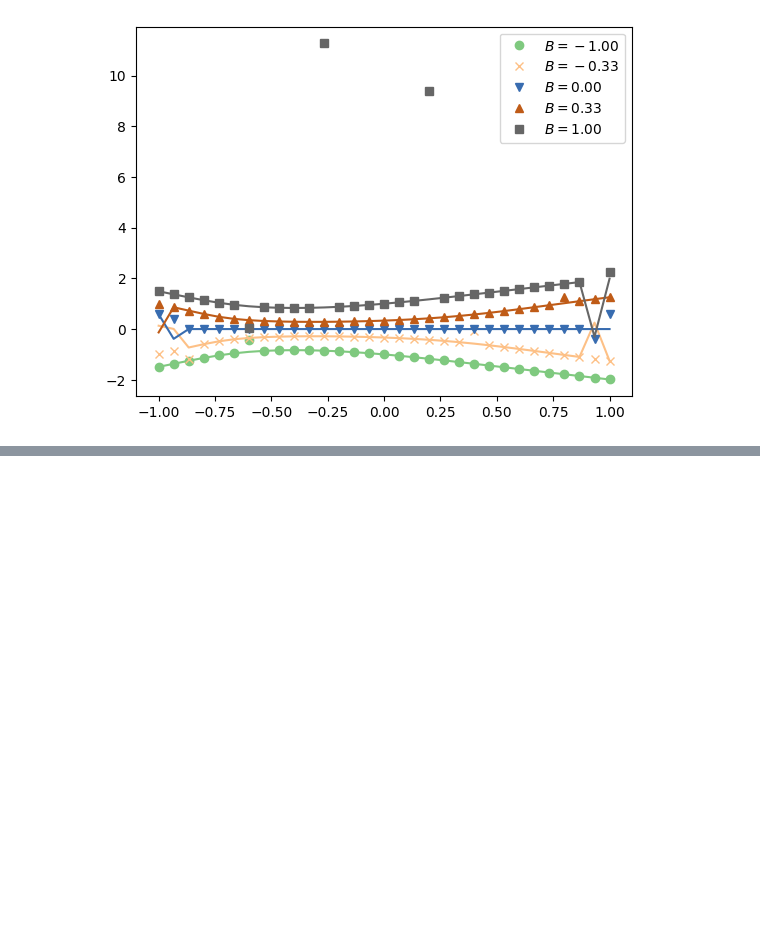
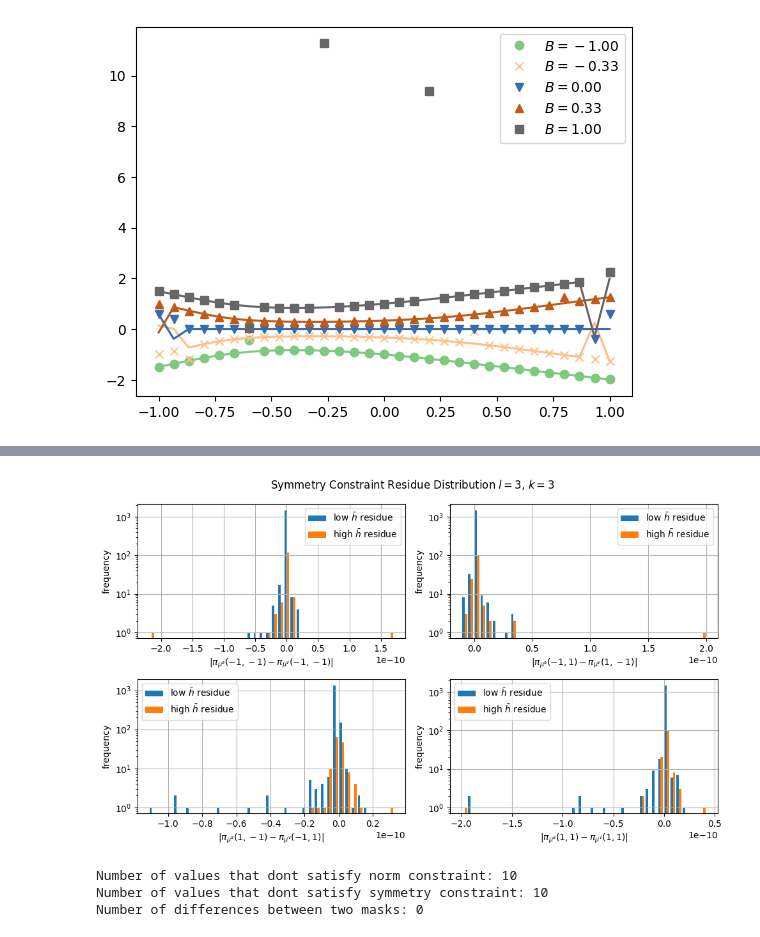
Before and after one commit to YizhongHu/statistical_mechanics_on_graphs, a Jupyter notebook: src/ising_bipartite.ipynb, the cells around one changed output, grey strips where cells are left out. Cells and saved outputs as stored; diff of their text form; code cells hidden in the pictures; blank space fills up the shorter version.

```diff
--- a/src/ising_bipartite.ipynb
+++ b/src/ising_bipartite.ipynb
@@ -689,0 +859,35 @@ plt.legend()
+# %%
+fig, axes = plt.subplots(2, 2, figsize=(10, 6))
+
+mask_flat = cavity_mask.flatten()
+
+for i, (ax_row, pi_row) in enumerate(zip(axes, symm_res)):
+    for j, (ax, symm_reses) in enumerate(zip(ax_row, pi_row)):
+        x0, xv = 2 * i - 1, 2 * j - 1
+        ax.hist([symm_reses[mask_flat], symm_reses[~mask_flat]], bins=40, log=True, label=['low $\\bar{h}$ residue', 'high $\\bar{h}$ residue'])
+        ax.set_xlabel(f'$|\pi_{{\mu^a}}({x0}, {xv}) - \pi_{{\mu^v}}({xv}, {x0})|$')
+        ax.set_ylabel('frequency')
+        ax.grid(True)
+        ax.legend()
+
+fig.suptitle(f'Symmetry Constraint Residue Distribution ${l=}$, ${k=}$')
+fig.tight_layout()
+plt.savefig(f'../img/ising_bptt/SC_{l=}_{k=}.png')
+# %% [output]
+[figure, added]
+# %%
+norm_mask_a = np.abs(norm_res[0]) < 1e-10
+norm_mask_v = np.abs(norm_res[1]) < 1e-10
+norm_mask = norm_mask_a & norm_mask_v
+print(f'Number of values that dont satisfy norm constraint: {np.count_nonzero(~norm_mask)}')
+symm_mask_nn = np.abs(symm_res[0, 0]) < 5e-11
+symm_mask_np = np.abs(symm_res[0, 1]) < 5e-11
+symm_mask_pn = np.abs(symm_res[1, 0]) < 5e-11
+symm_mask_pp = np.abs(symm_res[1, 1]) < 5e-11
+symm_mask = symm_mask_nn & symm_mask_np & symm_mask_pn & symm_mask_pp
+print(f'Number of values that dont satisfy symmetry constraint: {np.count_nonzero(~symm_mask)}')
+print(f'Number of differences between two masks: {np.count_nonzero(np.logical_xor(norm_mask, symm_mask))}')
+# %% [output]
+Number of values that dont satisfy norm constraint: 10
+Number of values that dont satisfy symmetry constraint: 10
+Number of differences between two masks: 0
```
Also changed, not shown: parts of 14 cells of this notebook, 15 other files.
